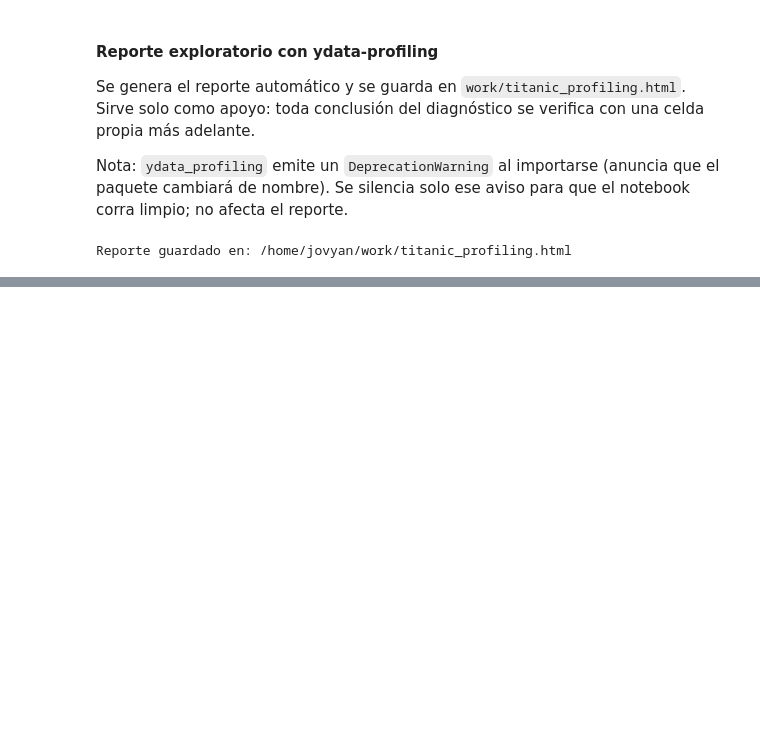
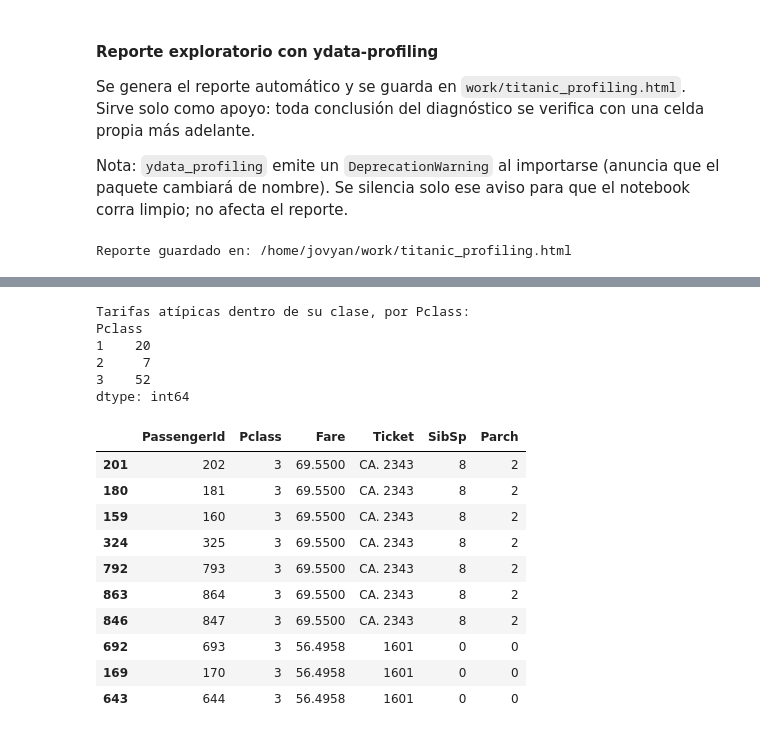
Before and after one commit to luisbr5000-art/taller_2, a Jupyter notebook: work/Taller_2_Gestion_de_Datos.ipynb, the cells around one changed output, grey strips where cells are left out. Cells and saved outputs as stored; diff of their text form; code cells hidden in the pictures; blank space fills up the shorter version.

```diff
--- a/work/Taller_2_Gestion_de_Datos.ipynb
+++ b/work/Taller_2_Gestion_de_Datos.ipynb
@@ -96,0 +260,27 @@ Reporte guardado en: /home/jovyan/work/titanic_profiling.html
+# %%
+# 2) Tarifa atípica dentro de su propia clase
+fare_atip_clase = df.groupby("Pclass")["Fare"].transform(mascara_tukey)
+print("Tarifas atípicas dentro de su clase, por Pclass:")
+print(df.loc[fare_atip_clase].groupby("Pclass").size())
+
+# Las tarifas atípicas más altas de tercera clase
+df.loc[fare_atip_clase & (df["Pclass"] == 3), ["PassengerId", "Pclass", "Fare", "Ticket", "SibSp", "Parch"]] \
+    .sort_values("Fare", ascending=False).head(10)
+# %% [output]
+Tarifas atípicas dentro de su clase, por Pclass:
+Pclass
+1    20
+2     7
+3    52
+dtype: int64
+|  | PassengerId | Pclass | Fare | Ticket | SibSp | Parch |
+| 201 | 202 | 3 | 69.5500 | CA. 2343 | 8 | 2 |
+| 180 | 181 | 3 | 69.5500 | CA. 2343 | 8 | 2 |
+| 159 | 160 | 3 | 69.5500 | CA. 2343 | 8 | 2 |
+| 324 | 325 | 3 | 69.5500 | CA. 2343 | 8 | 2 |
+| 792 | 793 | 3 | 69.5500 | CA. 2343 | 8 | 2 |
+| 863 | 864 | 3 | 69.5500 | CA. 2343 | 8 | 2 |
+| 846 | 847 | 3 | 69.5500 | CA. 2343 | 8 | 2 |
+| 692 | 693 | 3 | 56.4958 | 1601 | 0 | 0 |
+| 169 | 170 | 3 | 56.4958 | 1601 | 0 | 0 |
+| 643 | 644 | 3 | 56.4958 | 1601 | 0 | 0 |
```
Also changed, not shown: parts of 10 cells of this notebook, 1 other file.
